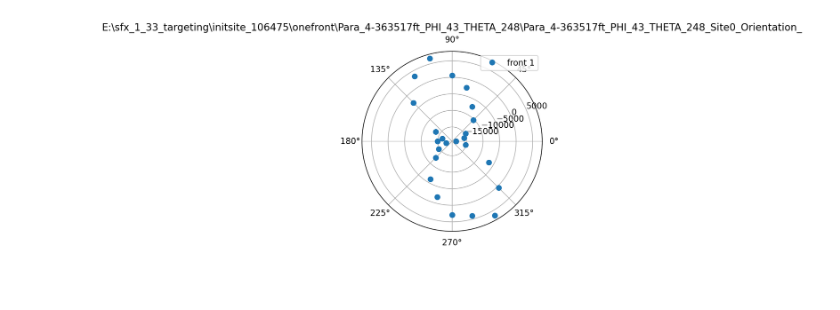
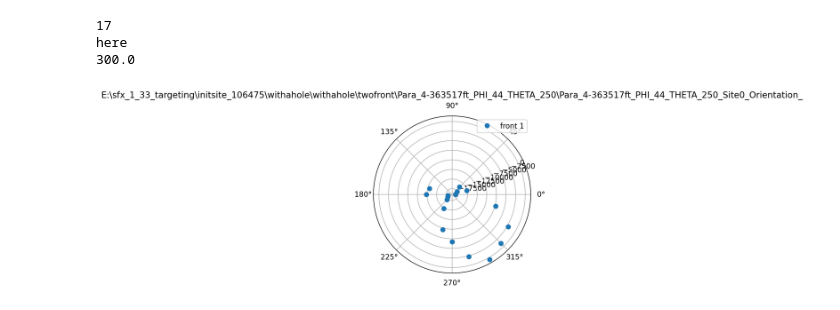
Before and after one commit to Bjorn-jo/sfxcodes, a Jupyter notebook: readingikic.ipynb, the cells around one changed output. Saved outputs shown, nothing was run; the diff lists cells and outputs as text; code cells hidden in the pictures; blank space fills up the shorter version.

```diff
--- a/readingikic.ipynb
+++ b/readingikic.ipynb
@@ -4,11 +4,11 @@ import pandas as pd
 import numpy as np
 import matplotlib.pyplot as plt
 
-filenamepart = 'E:\\sfx_1_33_targeting\\initsite_106475\\onefront\\Para_4-363517ft_PHI_43_THETA_248\\Para_4-363517ft_PHI_43_THETA_248_Site0_Orientation_'
+filenamepart = 'E:\\sfx_1_33_targeting\\initsite_106475\\withahole\\withahole\\twofront\\Para_4-363517ft_PHI_44_THETA_250\\Para_4-363517ft_PHI_44_THETA_250_Site0_Orientation_'
 #"E:\\sfx_1_33_targeting\\linearitycomp\\multiple_orentations\\Para_3-5275ft_PHI_39_THETA_258\\Para_3-5275ft_PHI_39_THETA_258_Site0_Orientation_"
 front1max,front2max= [],[]
 #for i in range(5):
-for i in range(24):
+for i in range(len([0, 15, 30, 45,165, 180, 195, 210, 225,240,255,345])):#range(20):
 
     k_diff_array,k_diff_array2,=[],[]
     filename = filenamepart + str(i) + ".ikic"
@@ -44,38 +44,43 @@ for i in range(24):
 #for lk in range(len(front1max)):
 #    if front1max[lk] < 0:
 #        front1max[lk] = -abs(front1max[lk])
-
+print(len(front1max))
 if front2max != []:
     #for lk in range(len(front2max)):
     #    if front2max[lk] < 0:
     #        front2max[lk] = -abs(front2max[lk])
     #theta=[ 324, 0 , 36 , 72 , 108 ]
     theta = [ -30., -15., 0., 15., 30., 45., 60., 75., 90., 105., 120., 135. ]
     theta = np.deg2rad(theta)
     #theta2=[ -36 +180, 0+180 , 36+180 , 72+180 , 108+180 ]
-    theta2 = [ -30.+180, -15.+180, 0.+180, 15.+180, 30.+180, 45.+180, 60.+180, 75.+180, 90.+180, 105.+180, 120.+180, 135.+180]
+    theta2 = [0, 15, 30, 45, 60, 75, 135, 150, 165, 180, 195, 210, 225, 240, 255, 270, 285, 300, 315, 330, 345]
     theta2 = np.deg2rad(theta2)
     fig = plt.figure(dpi=200)
     ax = fig.add_subplot(projection='polar')
     plt.title(filenamepart)
-    plt.polar(theta,front1max,marker='o',linestyle = 'None')
-    plt.polar(theta2,front2max,marker='o',linestyle = 'None')
+    plt.polar(theta2,front1max,marker='o',linestyle = 'None')
+    #plt.polar(theta2,front2max,marker='o',linestyle = 'None')
     plt.legend(['front 1','front 2'])
     print(theta2)
     print(theta)
 else:
-    theta = np.deg2rad([15*(i) for i in range(24)])
+    #theta = np.deg2rad([15*(i) for i in range(24)])
     fig = plt.figure(dpi=200)
-
+    theta =  [0, 15, 30, 45,165, 180, 195, 210, 225,240,255,345]
+    theta = np.deg2rad(theta)
     ax = fig.add_subplot(projection='polar')
     plt.title(filenamepart)
     plt.polar(theta,front1max,marker='o',linestyle = 'None')
     plt.legend(['front 1'])
     plt.plot()
-
+    print('here')
+    print(np.rad2deg(theta[np.argmax(front1max)]))
     # have to do some stuff with pattern or [] to get it to find the correct entry. maybe lists? idk
 
     #InitiationToughnessFile.write(str(keq) + ',' + str(K1c_MTS) + ',' + str(K1c_MSS)
     #                                   + ',' + str(K1c_Final) + ',' + str(K_MTS) + ',' + str(K_MSS) +',' + str(K_Dominant) + ',' + str(K_diff) + '\n')  #### see if this works-bjorn
 # %% [output]
+17
+here
+300.0
-[figure, old version]
+[figure, new version]
```
Also changed, not shown: parts of 2 cells of this notebook.
